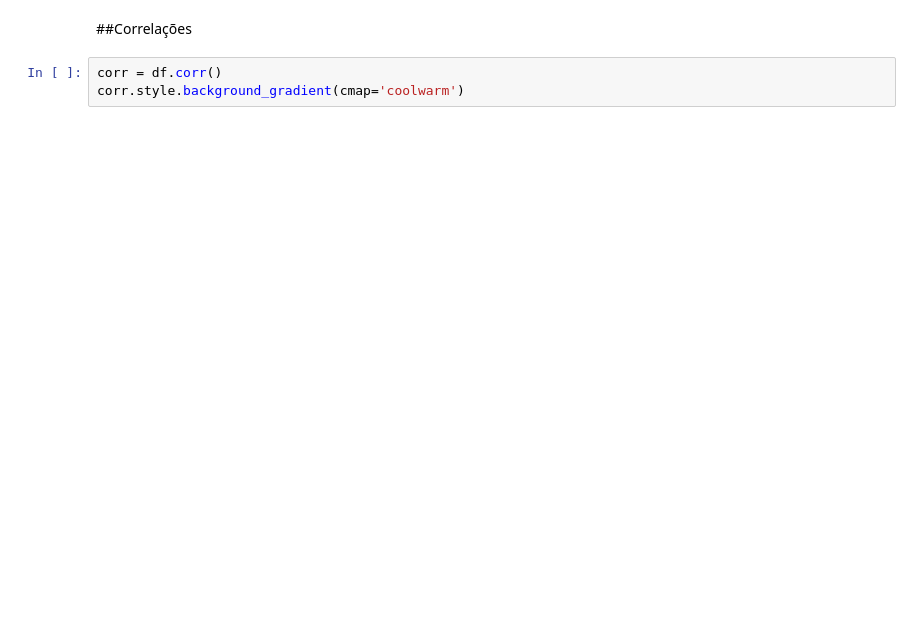
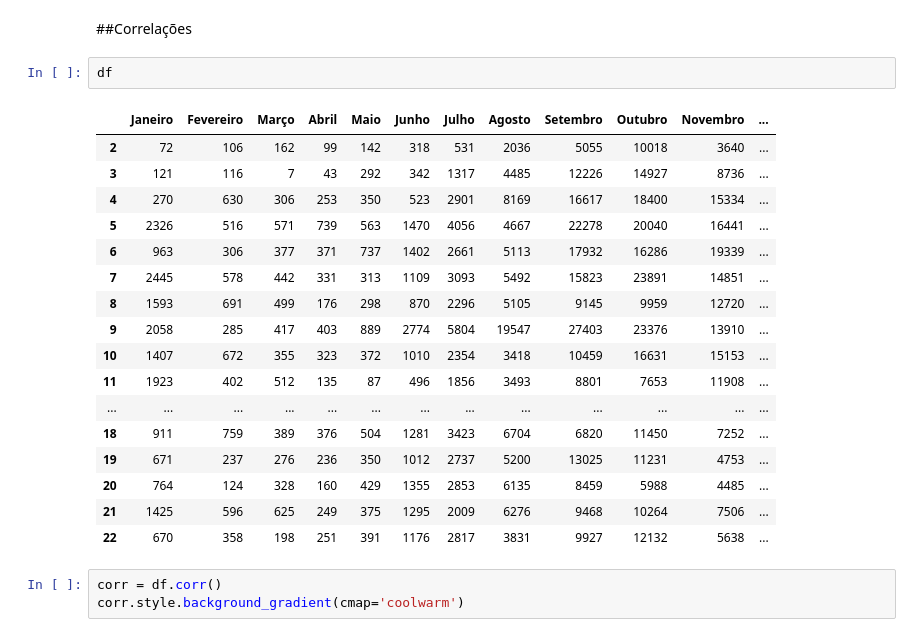
Before and after one commit to wanderson-r-marques/analise-dos-dados-de-queimadas, a Jupyter notebook: Analise_Nordeste.ipynb, the cells around one changed output. Drawn from its saved outputs; the diff is of its cells as text; blank space fills up the shorter version.

```diff
--- a/Analise_Nordeste.ipynb
+++ b/Analise_Nordeste.ipynb
@@ -594,5 +650,25 @@ px.box(df['Dezembro'])
 # %% [markdown]
 ##Correlações
+# %%
+df
+# %% [output]
+|  | Janeiro | Fevereiro | Março | Abril | Maio | Junho | Julho | Agosto | Setembro | Outubro | Novembro | ... |
+| 2 | 72 | 106 | 162 | 99 | 142 | 318 | 531 | 2036 | 5055 | 10018 | 3640 | ... |
+| 3 | 121 | 116 | 7 | 43 | 292 | 342 | 1317 | 4485 | 12226 | 14927 | 8736 | ... |
+| 4 | 270 | 630 | 306 | 253 | 350 | 523 | 2901 | 8169 | 16617 | 18400 | 15334 | ... |
+| 5 | 2326 | 516 | 571 | 739 | 563 | 1470 | 4056 | 4667 | 22278 | 20040 | 16441 | ... |
+| 6 | 963 | 306 | 377 | 371 | 737 | 1402 | 2661 | 5113 | 17932 | 16286 | 19339 | ... |
+| 7 | 2445 | 578 | 442 | 331 | 313 | 1109 | 3093 | 5492 | 15823 | 23891 | 14851 | ... |
+| 8 | 1593 | 691 | 499 | 176 | 298 | 870 | 2296 | 5105 | 9145 | 9959 | 12720 | ... |
+| 9 | 2058 | 285 | 417 | 403 | 889 | 2774 | 5804 | 19547 | 27403 | 23376 | 13910 | ... |
+| 10 | 1407 | 672 | 355 | 323 | 372 | 1010 | 2354 | 3418 | 10459 | 16631 | 15153 | ... |
+| 11 | 1923 | 402 | 512 | 135 | 87 | 496 | 1856 | 3493 | 8801 | 7653 | 11908 | ... |
+| ... | ... | ... | ... | ... | ... | ... | ... | ... | ... | ... | ... | ... |
+| 18 | 911 | 759 | 389 | 376 | 504 | 1281 | 3423 | 6704 | 6820 | 11450 | 7252 | ... |
+| 19 | 671 | 237 | 276 | 236 | 350 | 1012 | 2737 | 5200 | 13025 | 11231 | 4753 | ... |
+| 20 | 764 | 124 | 328 | 160 | 429 | 1355 | 2853 | 6135 | 8459 | 5988 | 4485 | ... |
+| 21 | 1425 | 596 | 625 | 249 | 375 | 1295 | 2009 | 6276 | 9468 | 10264 | 7506 | ... |
+| 22 | 670 | 358 | 198 | 251 | 391 | 1176 | 2817 | 3831 | 9927 | 12132 | 5638 | ... |
 # %%
 corr = df.corr()
 corr.style.background_gradient(cmap='coolwarm')
```
Also changed, not shown: parts of 21 cells of this notebook.
